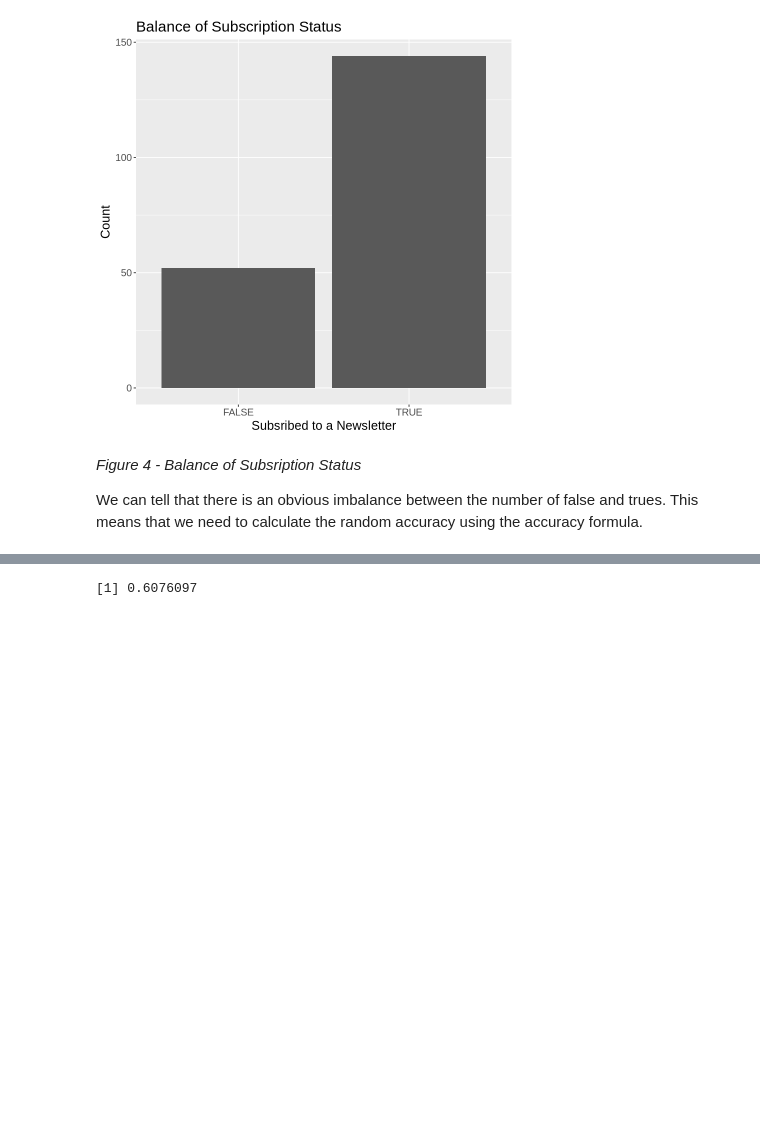
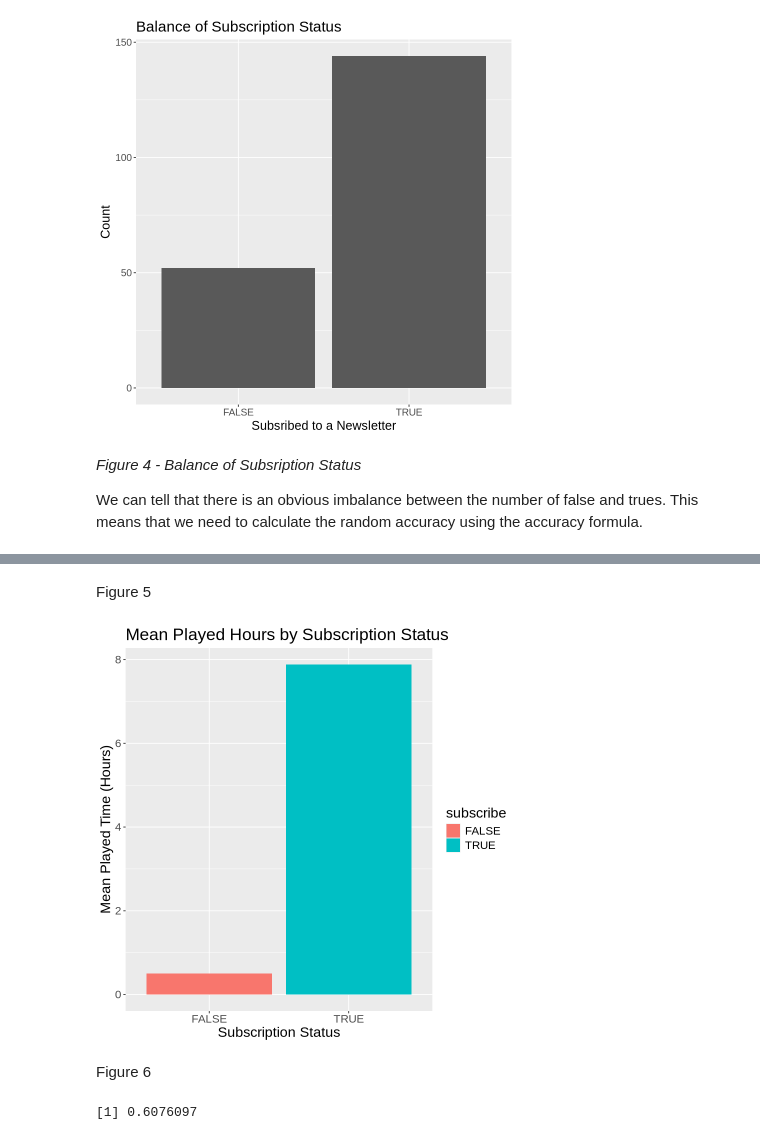
Before and after one commit to crmnwn06/minecraft-data, a Jupyter notebook: GROUP_PART FINAL.ipynb, the cells around one changed output, grey strips where cells are left out. Saved outputs shown, nothing was run; the diff lists cells and outputs as text; code cells hidden in the pictures; blank space fills up the shorter version.

```diff
--- a/GROUP_PART FINAL.ipynb
+++ b/GROUP_PART FINAL.ipynb
@@ -114,3 +135,18 @@ We can tell that there is an obvious imbalance between the number of false and t
+# %% [markdown]
+Figure 5
+# %%
+played_hours_plot <- means|>
+            ggplot(aes(x = subscribe, y = mean_hours, fill=subscribe)) +
+            geom_bar(stat = "identity") +
+            labs(title = "Mean Played Hours by Subscription Status",
+            x = "Subscription Status",
+            y = "Mean Played Time (Hours)") +
+            theme(text=element_text(size=17))
+played_hours_plot
+# %% [output]
+[figure, added]
+# %% [markdown]
+Figure 6
 # %%
 # Given class counts
 true_count <- 142
```
Also changed, not shown: parts of 12 cells of this notebook.
